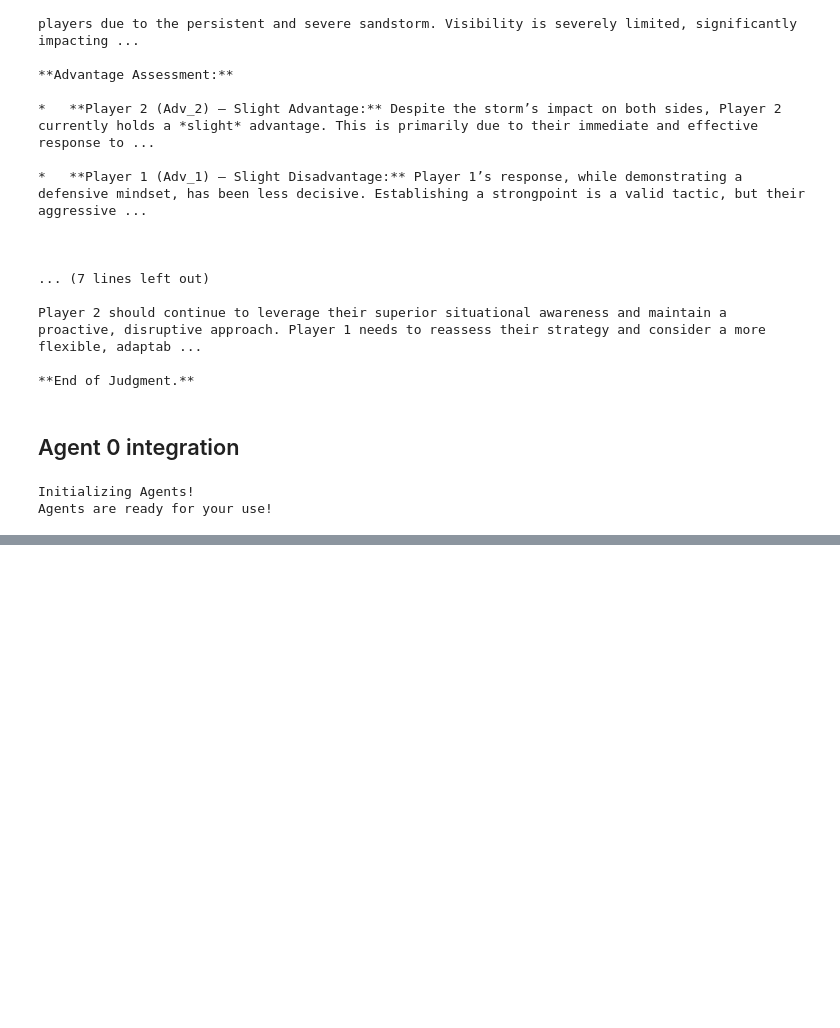
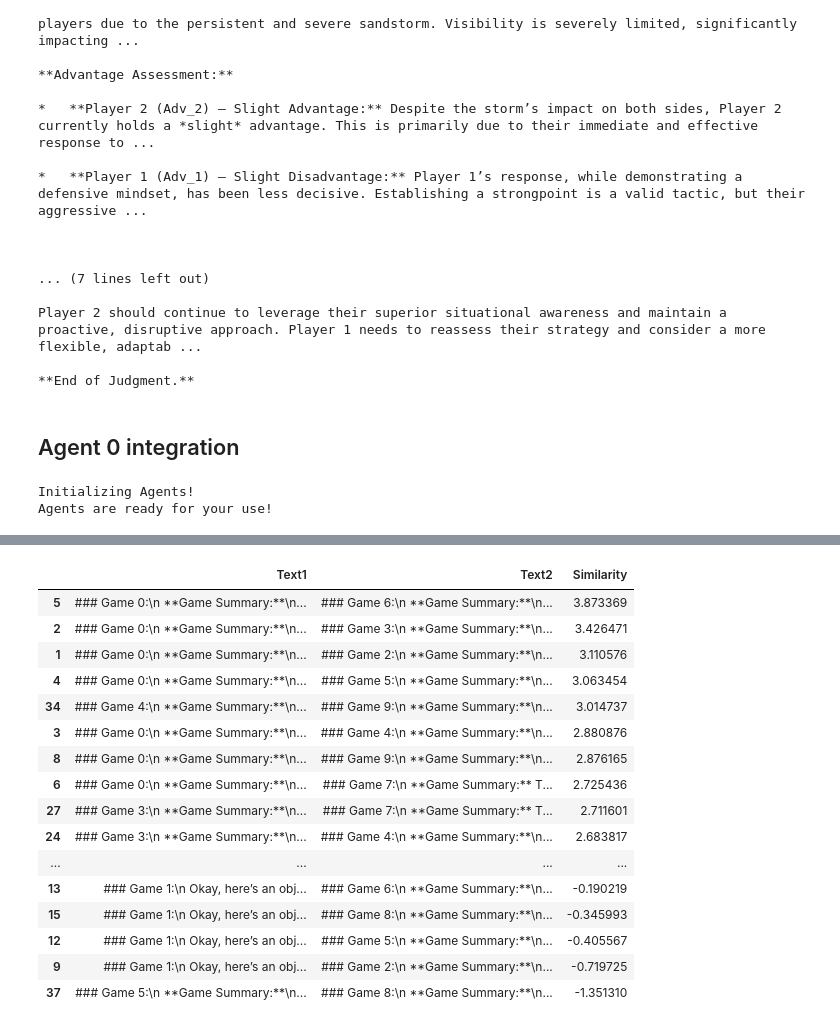
Before and after one commit to MShumskiy/Agent-Factory, a Jupyter notebook: simulation_agent_test.ipynb, the cells around one changed output, grey strips where cells are left out. Cells and saved outputs as stored; diff of their text form; code cells hidden in the pictures; blank space fills up the shorter version.

```diff
--- a/simulation_agent_test.ipynb
+++ b/simulation_agent_test.ipynb
@@ -533,0 +454,15 @@ Player 1’s response is significantly more developed and demonstrates a superio
+# %%
+user_prompt = 'Simulate a scenario. We are in 21st century and I am opening an AI based company with a product. What could happen?'
+iterations = 5
+simulations = 10
+moves_comb = []
+dialogue_comb_grand = []
+judge_eval_comb = []
+
+for sim in range(simulations):
+    moves,dialogue,judge_eval = sim_agent.sim_agent(user_prompt,iterations)
+    moves_comb.append(f"### Game {sim}:\n {moves}")
+    for play in dialogue:
+        dialogue_comb = "\n".join(play)
+    dialogue_comb_grand.append(f"### Game {sim}:\n {dialogue}")
+    judge_eval_comb.append(f"### Game {sim}:\n {judge_eval}")
@@ -533,0 +549,42 @@ Player 1’s response is significantly more developed and demonstrates a superio
+# %%
+# 2. Create all pairwise combinations
+from itertools import combinations
+import pandas as pd
+from sentence_transformers import CrossEncoder
+
+pairs = list(combinations(range(len(judge_eval_comb)), 2))
+
+# 3. Prepare text pairs for the model
+text_pairs = [(judge_eval_comb[i], judge_eval_comb[j]) for i, j in pairs]
+
+# 4. Load a cross-encoder model (you can pick others too)
+model = CrossEncoder("cross-encoder/ms-marco-MiniLM-L-6-v2")
+
+# 5. Compute similarities
+scores = model.predict(text_pairs)
+
+# 6. Store results in a DataFrame
+df = pd.DataFrame(
+    [(judge_eval_comb[i], judge_eval_comb[j], score) for (i, j), score in zip(pairs, scores)],
+    columns=["Text1", "Text2", "Similarity"]
+)
+# %%
+df.sort_values(by="Similarity", ascending=False)
+# %% [output]
+|  | Text1 | Text2 | Similarity |
+| 5 | ### Game 0:\n **Game Summary:**\n... | ### Game 6:\n **Game Summary:**\n... | 3.873369 |
+| 2 | ### Game 0:\n **Game Summary:**\n... | ### Game 3:\n **Game Summary:**\n... | 3.426471 |
+| 1 | ### Game 0:\n **Game Summary:**\n... | ### Game 2:\n **Game Summary:**\n... | 3.110576 |
+| 4 | ### Game 0:\n **Game Summary:**\n... | ### Game 5:\n **Game Summary:**\n... | 3.063454 |
+| 34 | ### Game 4:\n **Game Summary:**\n... | ### Game 9:\n **Game Summary:**\n... | 3.014737 |
+| 3 | ### Game 0:\n **Game Summary:**\n... | ### Game 4:\n **Game Summary:**\n... | 2.880876 |
+| 8 | ### Game 0:\n **Game Summary:**\n... | ### Game 9:\n **Game Summary:**\n... | 2.876165 |
+| 6 | ### Game 0:\n **Game Summary:**\n... | ### Game 7:\n **Game Summary:** T... | 2.725436 |
+| 27 | ### Game 3:\n **Game Summary:**\n... | ### Game 7:\n **Game Summary:** T... | 2.711601 |
+| 24 | ### Game 3:\n **Game Summary:**\n... | ### Game 4:\n **Game Summary:**\n... | 2.683817 |
+| ... | ... | ... | ... |
+| 13 | ### Game 1:\n Okay, here’s an obj... | ### Game 6:\n **Game Summary:**\n... | -0.190219 |
+| 15 | ### Game 1:\n Okay, here’s an obj... | ### Game 8:\n **Game Summary:**\n... | -0.345993 |
+| 12 | ### Game 1:\n Okay, here’s an obj... | ### Game 5:\n **Game Summary:**\n... | -0.405567 |
+| 9 | ### Game 1:\n Okay, here’s an obj... | ### Game 2:\n **Game Summary:**\n... | -0.719725 |
+| 37 | ### Game 5:\n **Game Summary:**\n... | ### Game 8:\n **Game Summary:**\n... | -1.351310 |
```
Also changed, not shown: parts of 22 cells of this notebook, 10 other files.
